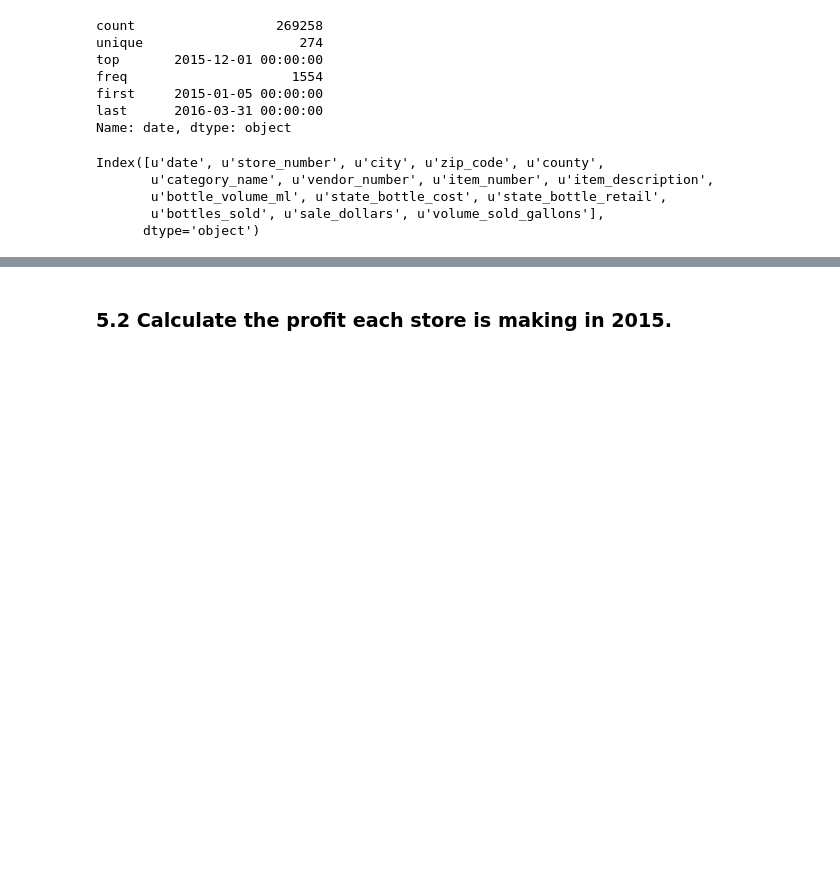
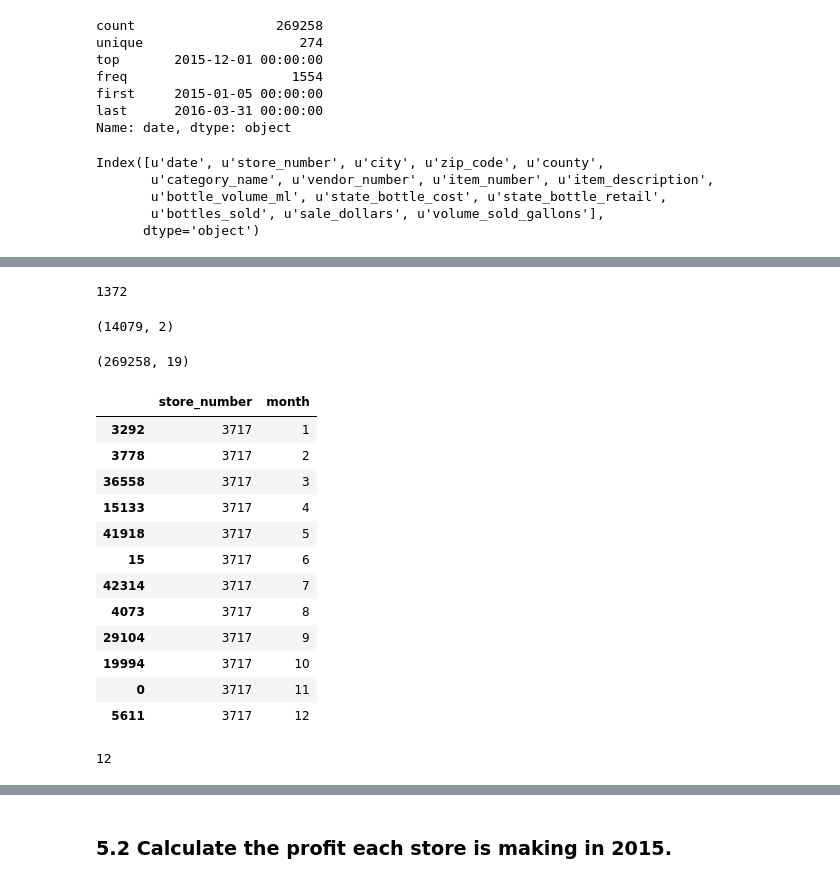
Before and after one commit to vnessified/DSI-SF-2-vnessified, a Jupyter notebook: projects/project-03/starter-code/project-3-starter.ipynb, the cells around one changed output, grey strips where cells are left out. Cells and saved outputs as stored; diff of their text form; code cells hidden in the pictures; blank space fills up the shorter version.

```diff
--- a/projects/project-03/starter-code/project-3-starter.ipynb
+++ b/projects/project-03/starter-code/project-3-starter.ipynb
@@ -371,0 +362,2 @@ iowa[iowa['store_number']==3717]
+# %%
+check_stores = check_stores[['store_number', 'month']].drop_duplicates()
@@ -372,3 +389,35 @@ iowa[iowa['store_number']==3717]
+# %%
+len(mask)
+# %% [output]
+1372
+# %%
+check_stores.shape
+# %% [output]
+(14079, 2)
+# %%
+iowa.shape
+# %% [output]
+(269258, 19)
+# %%
+check_stores[check_stores['store_number']== ].sort_values(by='month')
+# %% [output]
+|  | store_number | month |
+| 3292 | 3717 | 1 |
+| 3778 | 3717 | 2 |
+| 36558 | 3717 | 3 |
+| 15133 | 3717 | 4 |
+| 41918 | 3717 | 5 |
+| 15 | 3717 | 6 |
+| 42314 | 3717 | 7 |
+| 4073 | 3717 | 8 |
+| 29104 | 3717 | 9 |
+| 19994 | 3717 | 10 |
+| 0 | 3717 | 11 |
+| 5611 | 3717 | 12 |
+# %%
+len(check_stores[check_stores['store_number']==3717])
+# %% [output]
+12
 # %% [markdown]
 <img src="http://imgur.com/l5NasQj.png" style="float: left; margin: 25px 15px 0px 0px; height: 25px">
 
```
Also changed, not shown: parts of 9 cells of this notebook.
